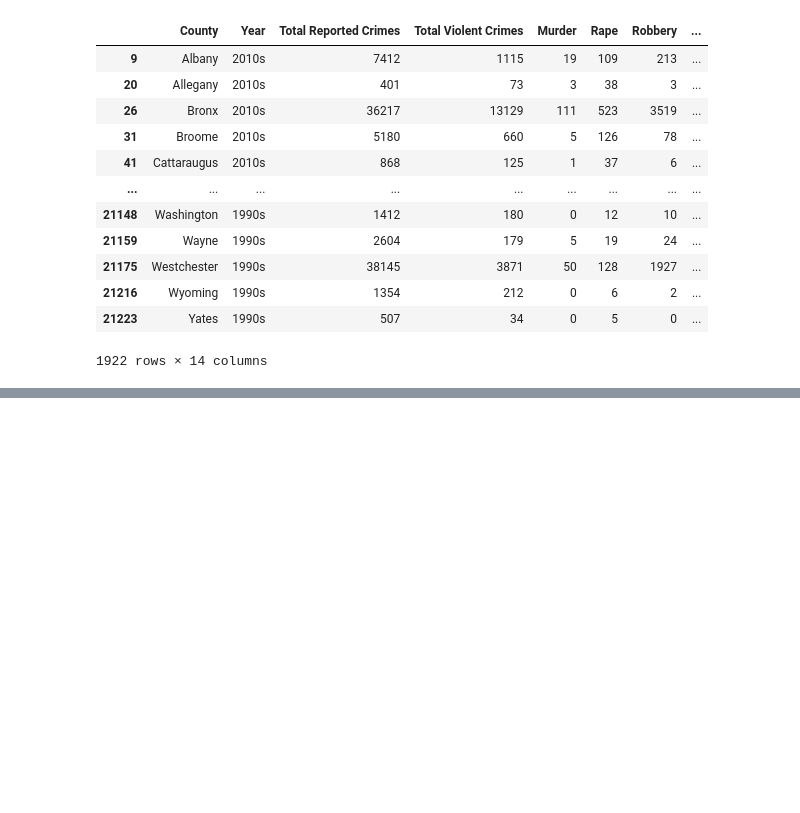
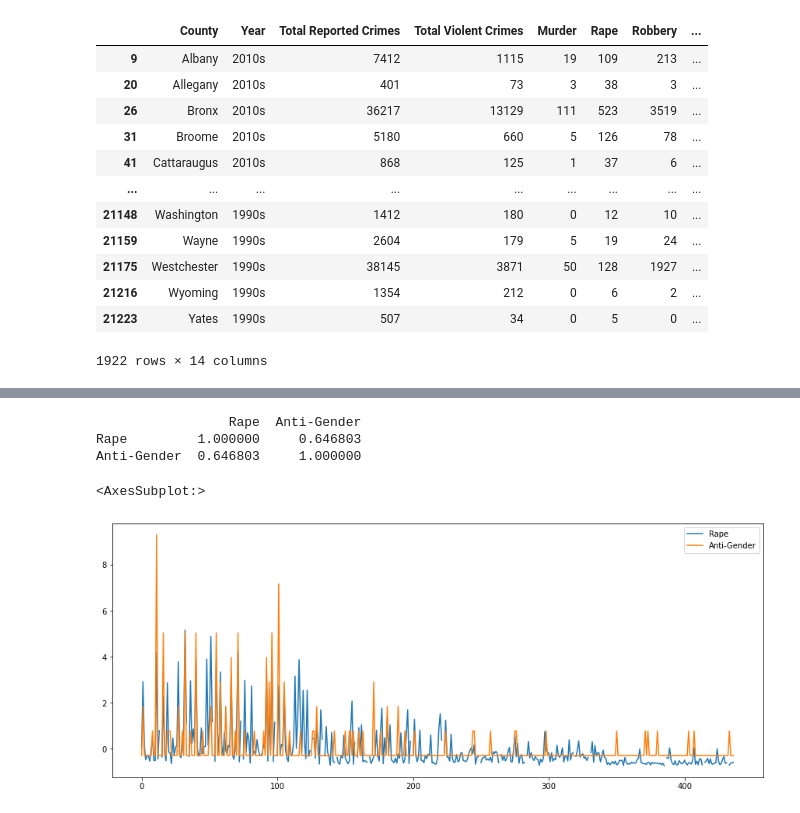
Before and after one commit to BlackYun2/data-science-project, a Jupyter notebook: Group 19.ipynb, the cells around one changed output, grey strips where cells are left out. Cells and saved outputs as stored; diff of their text form; code cells hidden in the pictures; blank space fills up the shorter version.

```diff
--- a/Group 19.ipynb
+++ b/Group 19.ipynb
@@ -95,11 +102,15 @@ crimes
 # operate on all the data, so we are dropping them, changing the datatype of the whole datafram, then adding them again
 
 # because some values has ',' in it so it cant be converted to int
-crimes.replace(',', '', regex=True, inplace=True)
-#we made a temp var with all collumns except Count and Agency and converted them to int
-crimes_int_values_transformed = crimes.loc[:, (crimes.columns != 'County') & (crimes.columns != 'Agency')].astype('int')
-#then we changed those same collumns to the new values the int ones
-crimes.loc[:, (crimes.columns != 'County') & (crimes.columns != 'Agency')] = crimes_int_values_transformed
+crimes.replace(",", "", regex=True, inplace=True)
+# we made a temp var with all collumns except Count and Agency and converted them to int
+crimes_int_values_transformed = crimes.loc[
+    :, (crimes.columns != "County") & (crimes.columns != "Agency")
+].astype("int")
+# then we changed those same collumns to the new values the int ones
+crimes.loc[
+    :, (crimes.columns != "County") & (crimes.columns != "Agency")
+] = crimes_int_values_transformed
 crimes.dtypes
 # %% [output]
 County                      object
@@ -120,6 +131,7 @@ Region_Non-New York City     int32
 dtype: object
 # %%
 # making another dataframe that only includes the total crimes reported in each county each year to make it easier to aggregate
-totalCrimes = crimes[crimes['Agency'] == 'County Total']
+totalCrimes = crimes[crimes["Agency"] == "County Total"]
 # we dropped the Agency column since we dont need it anymore
-totalCrimes = totalCrimes.drop('Agency', axis=1)
+totalCrimes = totalCrimes.drop("Agency", axis=1)
+ttc = totalCrimes.copy()
@@ -259,0 +371,48 @@ Name: Total Reported Crimes, dtype: int32
+# %%
+# 437
+#crimes[crimes["Year"] == "2010s"].Rape
+dups = hateCrimes[hateCrimes.duplicated(subset=["County", "Year"], keep=False)]  # _orCountyWith_bothPerosnProperty
+unq = hateCrimes.drop(dups.index)
+d1 = hateCrimes[hateCrimes.duplicated(subset=["County", "Year"], keep='first')]
+d2 = hateCrimes[hateCrimes.duplicated(subset=["County", "Year"], keep='last')]
+
+unq.set_index(['County', 'Year'], inplace=True)
+dright = d1.set_index(['County', 'Year'])  + d2.set_index(['County', 'Year'])
+pp = pd.concat([dright, unq])
+
+Anti_Gender = pp.iloc[:, 0:4].sum(axis=1)
+anti = pd.concat([pp.iloc[:, 0:4], Anti_Gender, pp.iloc[:, 4:]], axis=1)
+anti.rename(columns={0: "Anti-Gender"}, inplace=True)
+
+ttcr = ttc.set_index(['County', 'Year'])
+ff = ttcr.reindex(anti.index)
+final = pd.concat([ff, anti], axis=1)
+final.reset_index(inplace=True)
+
+
+
+
+
+#g = totalCrimes[totalCrimes["Year"] == "1990s"]
+
+# we will have total crimes in years in diffrent dataframe
+
+# do the cutting right
+
+# we will get rape from total crimes
+
+# compare and match county for both
+
+# add them and see corr and vis it
+cr = final.loc[
+    :, (final.columns == "Rape") | (final.columns == "Anti-Gender")
+]
+print(cr.corr(method='pearson'))
+crr = (cr-cr.mean())/(cr.std())
+crr.plot(figsize= (15,6))
+# %% [output]
+                 Rape  Anti-Gender
+Rape         1.000000     0.646803
+Anti-Gender  0.646803     1.000000
+<AxesSubplot:>
+[figure, added]
```
Also changed, not shown: parts of 28 cells of this notebook, 14 other files.
